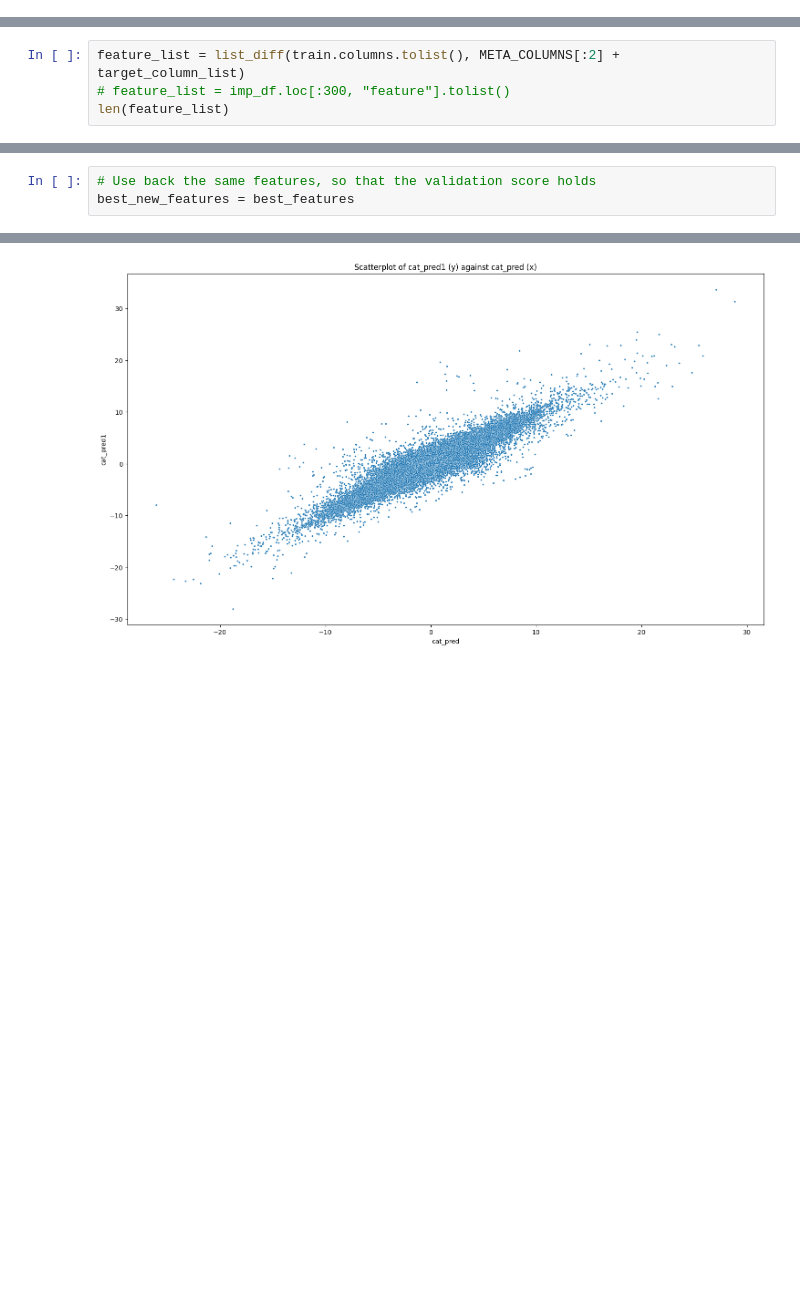
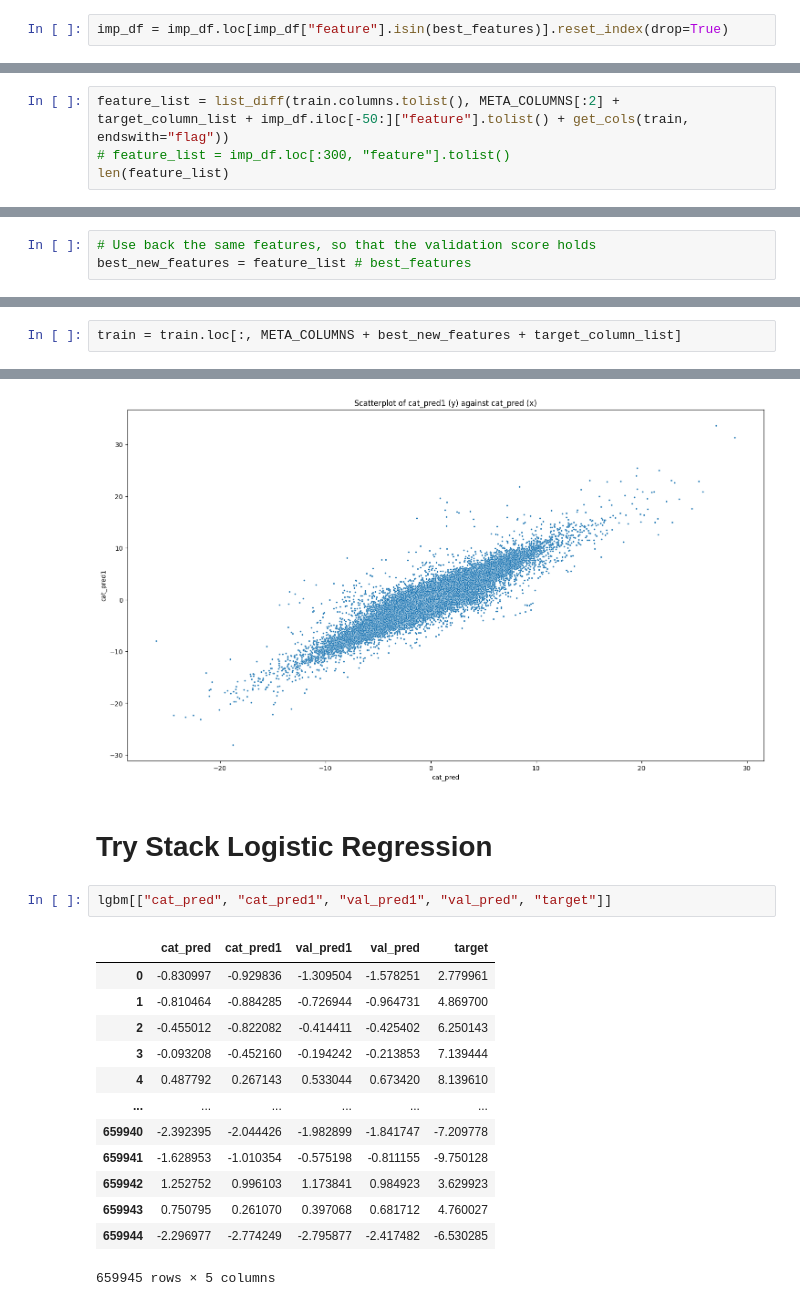
Before and after one commit to waikey-lee/kaggle-optiver-trading, a Jupyter notebook: notebooks/3.0.gradient_boosting_baseline.ipynb, the cells around one changed output, grey strips where cells are left out. Drawn from its saved outputs; the diff is of its cells as text; blank space fills up the shorter version.

```diff
--- a/notebooks/3.0.gradient_boosting_baseline.ipynb
+++ b/notebooks/3.0.gradient_boosting_baseline.ipynb
@@ -186,0 +126,2 @@ lgbm_final_model_path = f'{DATA_DIR}/optiver-lgbm-models/lgbm_model{LGBM_MODEL_V
+# %%
+imp_df = imp_df.loc[imp_df["feature"].isin(best_features)].reset_index(drop=True)
@@ -223,5 +234,5 @@ print(full_lgbm_params)
 # %%
-feature_list = list_diff(train.columns.tolist(), META_COLUMNS[:2] + target_column_list)
+feature_list = list_diff(train.columns.tolist(), META_COLUMNS[:2] + target_column_list + imp_df.iloc[-50:]["feature"].tolist() + get_cols(train, endswith="flag"))
 # feature_list = imp_df.loc[:300, "feature"].tolist()
 len(feature_list)
 # %% [output]
@@ -356,7 +282,7 @@ imp_df2 = plot_feature_importance(val_model2.feature_name(), val_model2.feature_
 ### Train for Submission (Final Model)
 # %%
 # Use back the same features, so that the validation score holds
-best_new_features = best_features
+best_new_features = feature_list # best_features
 # %%
 # Can update the number of trees if the early stopping get hit during validation, because we have no holdout set for early stopping when we train using Date ID 1 - 480
 best_lgbm_params = full_lgbm_params
@@ -384,0 +309,2 @@ best_lgbm_params
+# %%
+train = train.loc[:, META_COLUMNS + best_new_features + target_column_list]
@@ -833,3 +815,21 @@ plot_scatterplot(lgbm, x_col="val_pred", y_col="val_pred1")
 plot_scatterplot(lgbm, x_col="cat_pred", y_col="cat_pred1")
 # %% [output]
 [figure]
+# %% [markdown]
+# Try Stack Logistic Regression
+# %%
+lgbm[["cat_pred", "cat_pred1", "val_pred1", "val_pred", "target"]]
+# %% [output]
+|  | cat_pred | cat_pred1 | val_pred1 | val_pred | target |
+| 0 | -0.830997 | -0.929836 | -1.309504 | -1.578251 | 2.779961 |
+| 1 | -0.810464 | -0.884285 | -0.726944 | -0.964731 | 4.869700 |
+| 2 | -0.455012 | -0.822082 | -0.414411 | -0.425402 | 6.250143 |
+| 3 | -0.093208 | -0.452160 | -0.194242 | -0.213853 | 7.139444 |
+| 4 | 0.487792 | 0.267143 | 0.533044 | 0.673420 | 8.139610 |
+| ... | ... | ... | ... | ... | ... |
+| 659940 | -2.392395 | -2.044426 | -1.982899 | -1.841747 | -7.209778 |
+| 659941 | -1.628953 | -1.010354 | -0.575198 | -0.811155 | -9.750128 |
+| 659942 | 1.252752 | 0.996103 | 1.173841 | 0.984923 | 3.629923 |
+| 659943 | 0.750795 | 0.261070 | 0.397068 | 0.681712 | 4.760027 |
+| 659944 | -2.296977 | -2.774249 | -2.795877 | -2.417482 | -6.530285 |
+659945 rows × 5 columns
```
Also changed, not shown: parts of 64 cells of this notebook.
